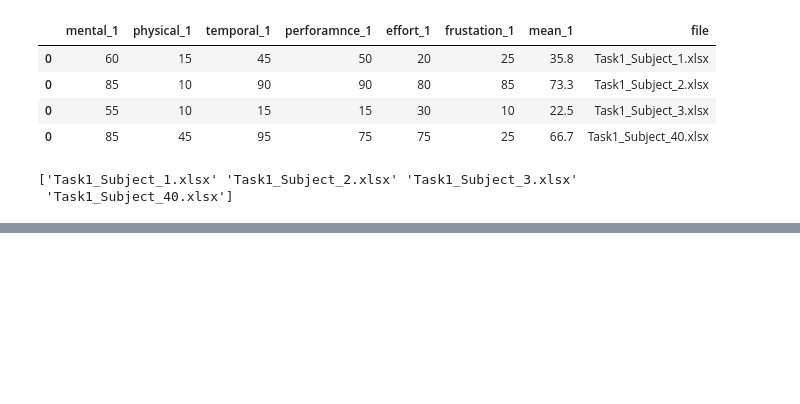
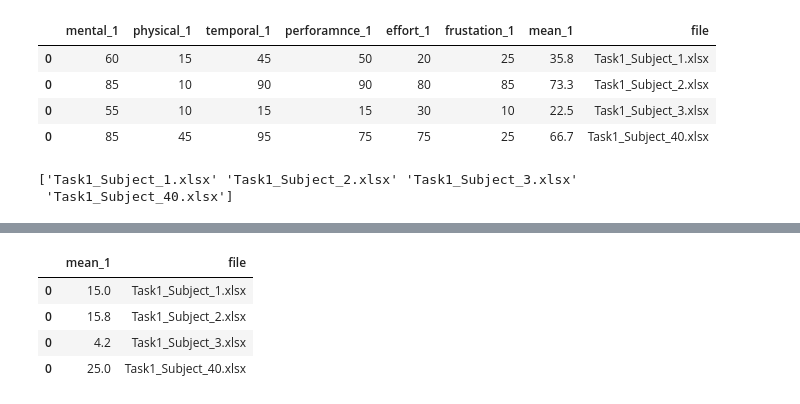
Before and after one commit to AndrewHallam1/SIT723, a Jupyter notebook: SIT723v1.ipynb, the cells around one changed output, grey strips where cells are left out. Drawn from its saved outputs; the diff is of its cells as text; code cells hidden in the pictures; blank space fills up the shorter version.

Commit message:
Add files via upload
believe this will run everything to get the colet dataset how I need it

```diff
--- a/SIT723v1.ipynb
+++ b/SIT723v1.ipynb
@@ -587,0 +793,9 @@ Name: velocity, dtype: int64
+# %%
+#no preprocessing required for annotations, will just append all together
+annotation_final = pd.concat([c_annotation_task1, c_annotation_task2,c_annotation_task3, c_annotation_task4 ], ignore_index=True)
+# %% [output]
+|  | mean_1 | file |
+| 0 | 15.0 | Task1_Subject_1.xlsx |
+| 0 | 15.8 | Task1_Subject_2.xlsx |
+| 0 | 4.2 | Task1_Subject_3.xlsx |
+| 0 | 25.0 | Task1_Subject_40.xlsx |
```
Also changed, not shown: parts of 24 cells of this notebook.
